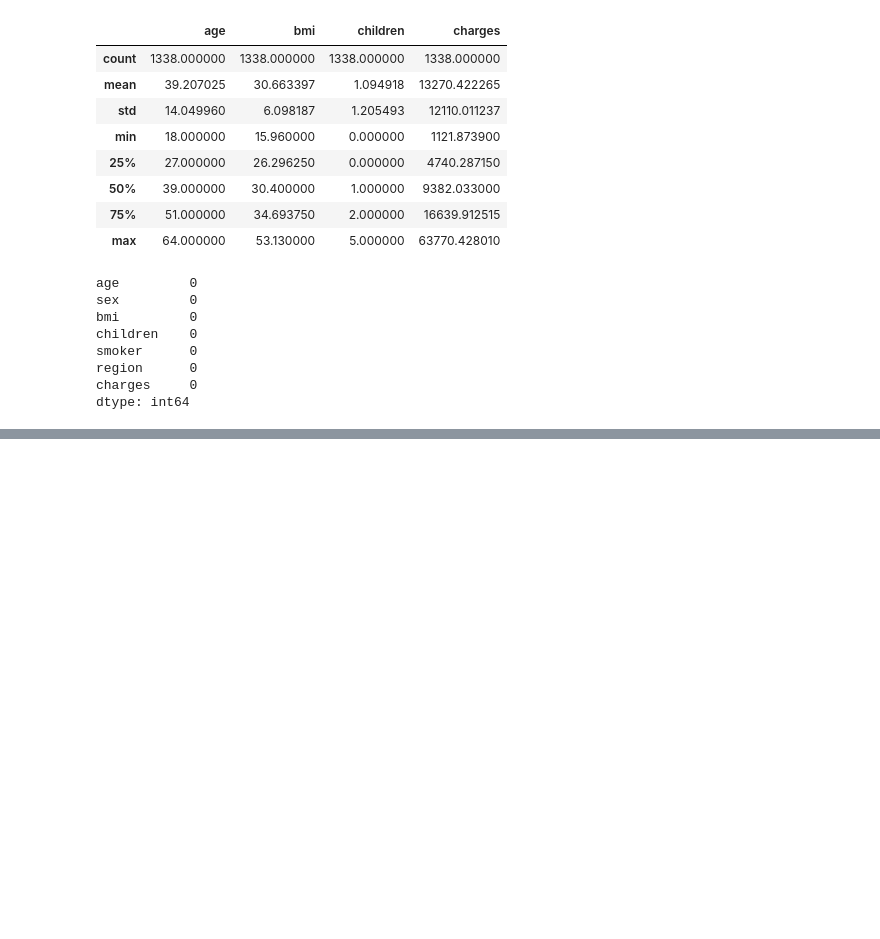
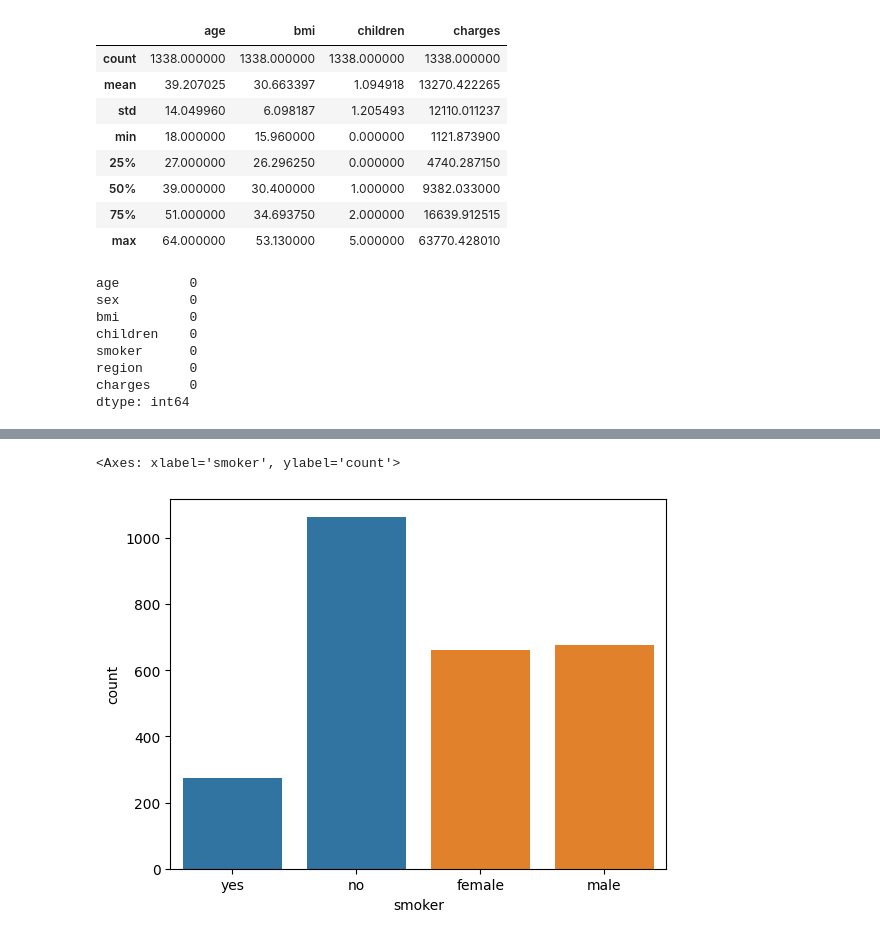
Before and after one commit to scareecodee/MachineLearningWork, a Jupyter notebook: project1.ipynb, the cells around one changed output, grey strips where cells are left out. Saved outputs shown, nothing was run; the diff lists cells and outputs as text; code cells hidden in the pictures; blank space fills up the shorter version.

```diff
--- a/project1.ipynb
+++ b/project1.ipynb
@@ -83,0 +124,14 @@ dtype: int64
+# %%
+'''
+countplot() is a function from the Seaborn library used to show the count/frequency of categorical data using bars.
+
+It tells:
+
+“How many times each category appears.”
+'''
+
+sns.countplot(x=df['smoker'])
+sns.countplot(x=df['sex'])
+# %% [output]
+<Axes: xlabel='smoker', ylabel='count'>
+[figure, added]
```
Also changed, not shown: parts of 5 cells of this notebook, 5 other files.
